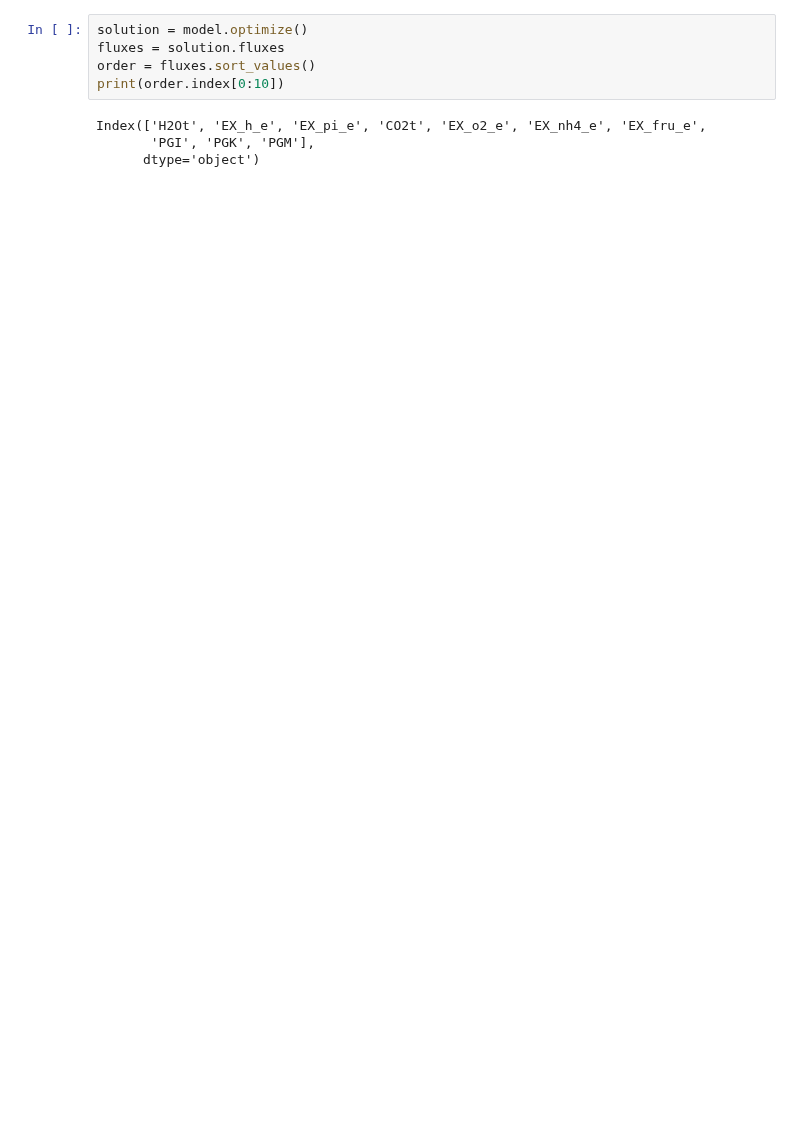
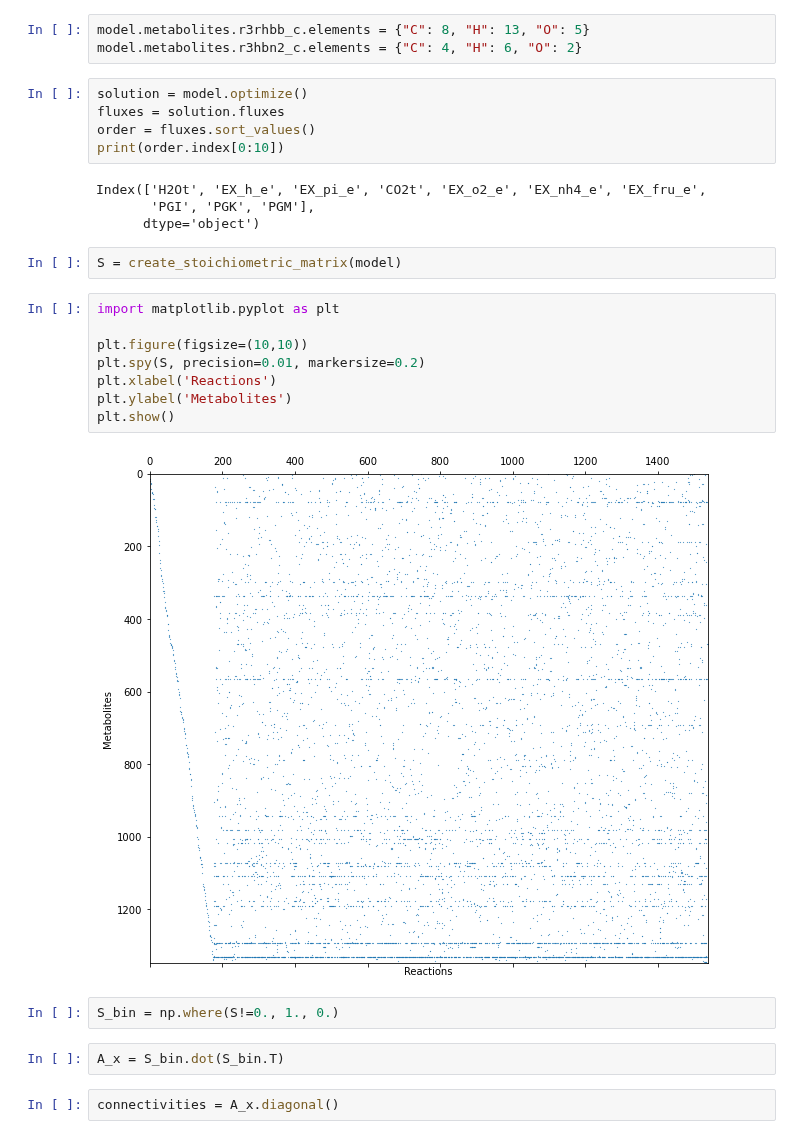
Before and after one commit to 27410/group-assignment-2021-group_2_pha-production, a Jupyter notebook: Test.ipynb, the cells around one changed output. Saved outputs shown, nothing was run; the diff lists cells and outputs as text; blank space fills up the shorter version.

```diff
--- a/Test.ipynb
+++ b/Test.ipynb
@@ -162,3 +229,6 @@ model.metabolites.r3hbcoa_c
+# %%
+model.metabolites.r3rhbb_c.elements = {"C": 8, "H": 13, "O": 5}
+model.metabolites.r3hbn2_c.elements = {"C": 4, "H": 6, "O": 2}
 # %%
 solution = model.optimize()
 fluxes = solution.fluxes
@@ -168,3 +238,21 @@ print(order.index[0:10])
 Index(['H2Ot', 'EX_h_e', 'EX_pi_e', 'CO2t', 'EX_o2_e', 'EX_nh4_e', 'EX_fru_e',
        'PGI', 'PGK', 'PGM'],
       dtype='object')
+# %%
+S = create_stoichiometric_matrix(model)
+# %%
+import matplotlib.pyplot as plt
+
+plt.figure(figsize=(10,10))
+plt.spy(S, precision=0.01, markersize=0.2)
+plt.xlabel('Reactions')
+plt.ylabel('Metabolites')
+plt.show()
+# %% [output]
+[figure, added]
+# %%
+S_bin = np.where(S!=0., 1., 0.)
+# %%
+A_x = S_bin.dot(S_bin.T)
+# %%
+connectivities = A_x.diagonal()
```
Also changed, not shown: parts of 20 cells of this notebook, 2 other files.
